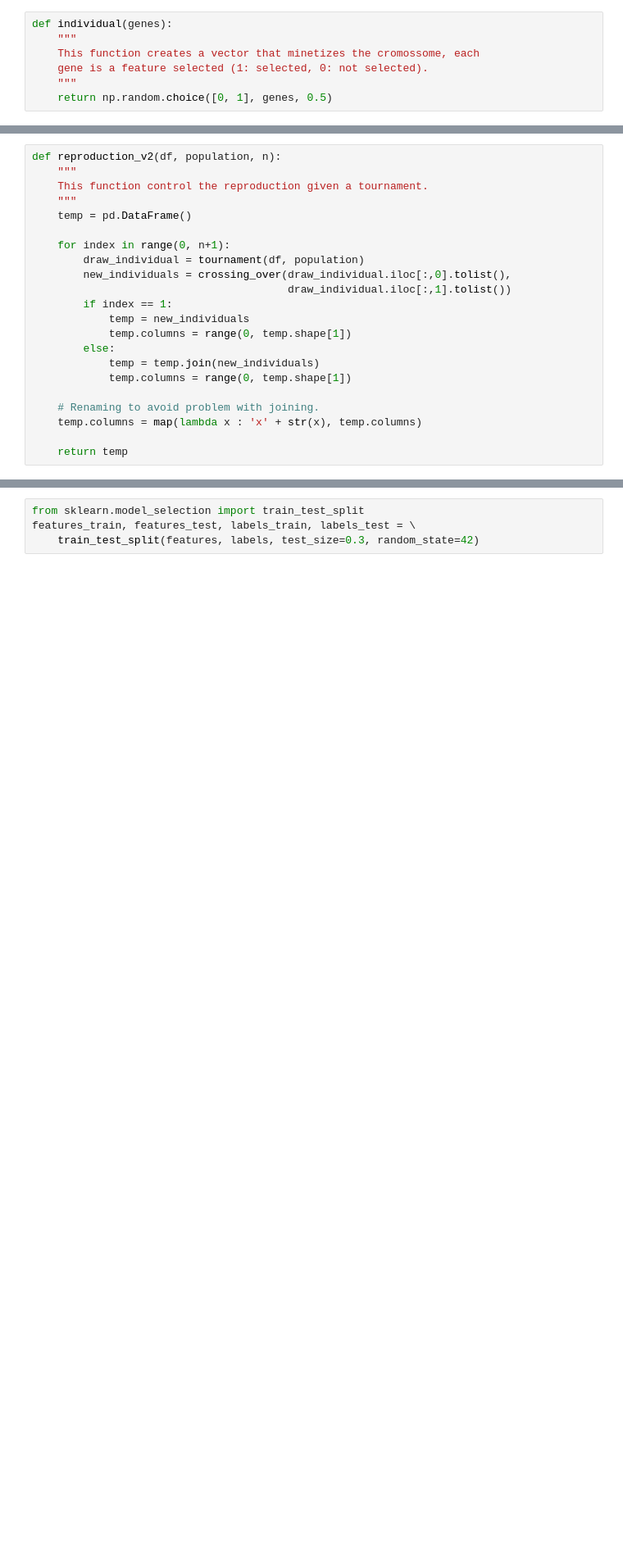
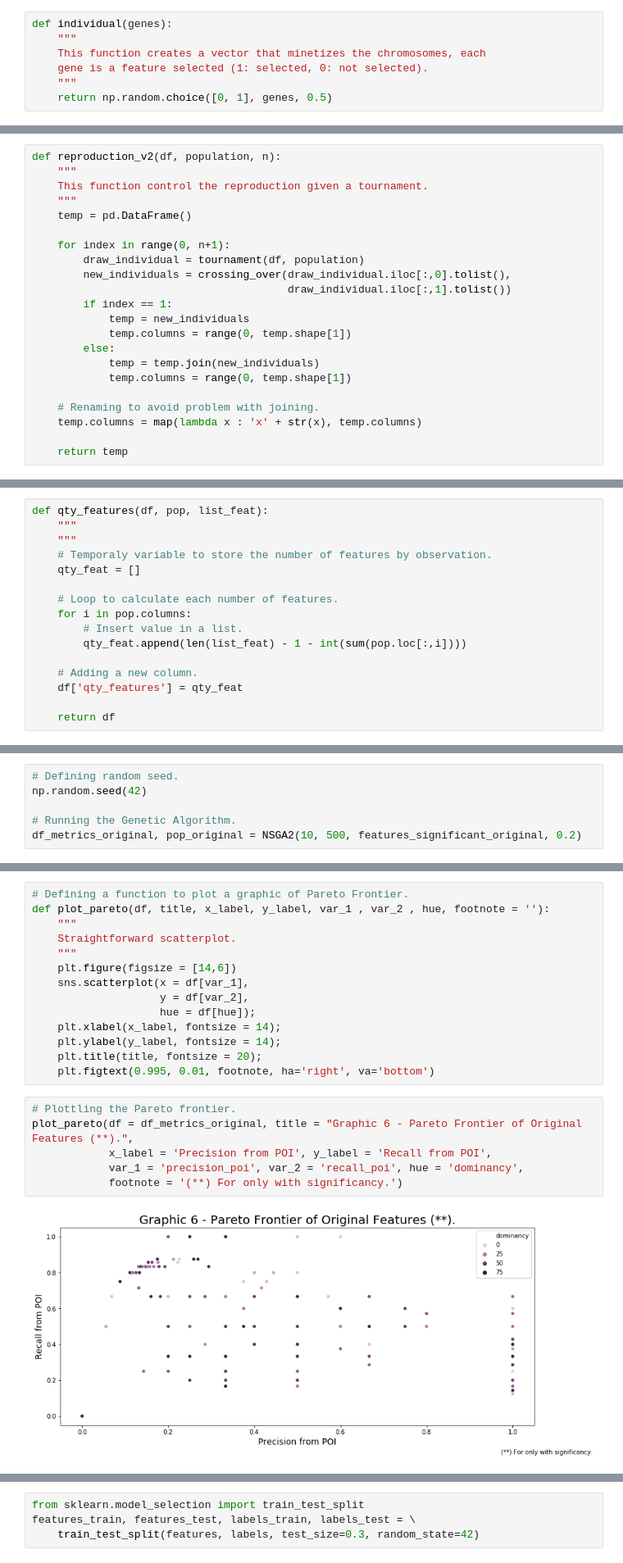
Before and after one commit to AndersonUyekita/ND111_data_science_foundations_02, a Jupyter notebook: 05-Chapter05/00-Project_04/nd111_project_04.ipynb, the cells around one changed output, grey strips where cells are left out. Shown at 82% size. Drawn from its saved outputs; the diff is of its cells as text; blank space fills up the shorter version.

```diff
--- a/05-Chapter05/00-Project_04/nd111_project_04.ipynb
+++ b/05-Chapter05/00-Project_04/nd111_project_04.ipynb
@@ -1468,7 +1479,7 @@ metrics = ['accuracy', 'precision_non_poi', 'precision_poi', 'recall_non_poi', '
 # %%
 def individual(genes):
     """
-    This function creates a vector that minetizes the cromossome, each
+    This function creates a vector that minetizes the chromosomes, each
     gene is a feature selected (1: selected, 0: not selected).
     """
     return np.random.choice([0, 1], genes, 0.5)
@@ -2037,0 +1890,16 @@ pd.DataFrame(pca.components_).transpose()
+# %%
+def qty_features(df, pop, list_feat):
+    """
+    """
+    # Temporaly variable to store the number of features by observation.
+    qty_feat = []
+
+    # Loop to calculate each number of features.
+    for i in pop.columns:
+        # Insert value in a list.
+        qty_feat.append(len(list_feat) - 1 - int(sum(pop.loc[:,i])))
+
+    # Adding a new column.
+    df['qty_features'] = qty_feat
+
+    return df
@@ -2037,0 +2026,6 @@ pd.DataFrame(pca.components_).transpose()
+# %%
+# Defining random seed.
+np.random.seed(42)
+
+# Running the Genetic Algorithm.
+df_metrics_original, pop_original = NSGA2(10, 500, features_significant_original, 0.2)
@@ -2037,0 +2071,22 @@ pd.DataFrame(pca.components_).transpose()
+# %%
+# Defining a function to plot a graphic of Pareto Frontier.
+def plot_pareto(df, title, x_label, y_label, var_1 , var_2 , hue, footnote = ''):
+    """
+    Straightforward scatterplot.
+    """
+    plt.figure(figsize = [14,6])
+    sns.scatterplot(x = df[var_1],
+                    y = df[var_2],
+                    hue = df[hue]);
+    plt.xlabel(x_label, fontsize = 14);
+    plt.ylabel(y_label, fontsize = 14);
+    plt.title(title, fontsize = 20);
+    plt.figtext(0.995, 0.01, footnote, ha='right', va='bottom')
+# %%
+# Plottling the Pareto frontier.
+plot_pareto(df = df_metrics_original, title = "Graphic 6 - Pareto Frontier of Original Features (**).",
+            x_label = 'Precision from POI', y_label = 'Recall from POI',
+            var_1 = 'precision_poi', var_2 = 'recall_poi', hue = 'dominancy',
+            footnote = '(**) For only with significancy.')
+# %% [output]
+[figure, added]
```
Also changed, not shown: parts of 135 cells of this notebook.
